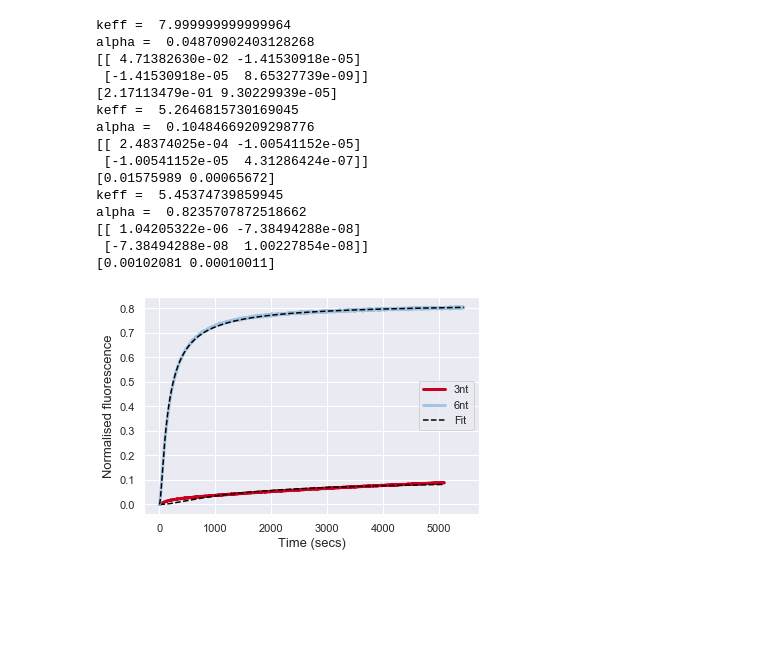
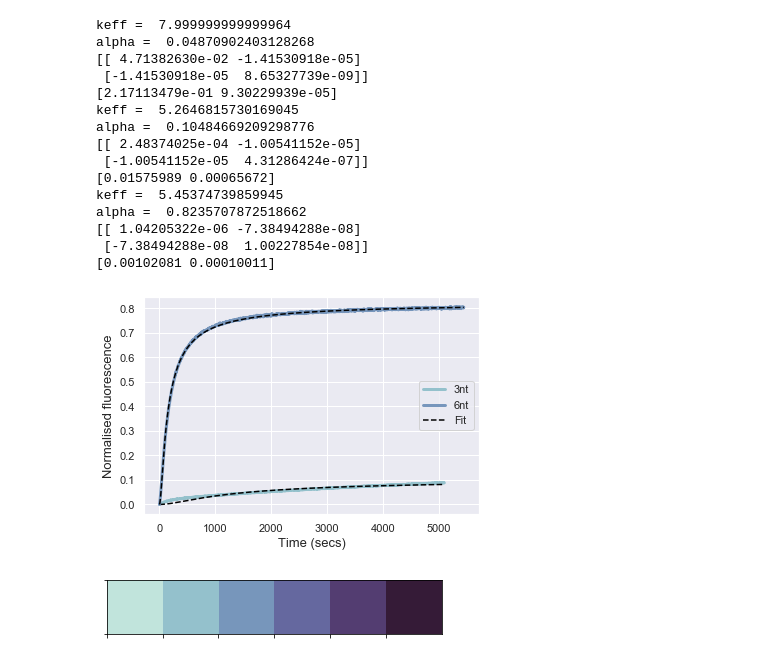
Before and after one commit to FGS16/ELN, a Jupyter notebook: Sulc/Code/RNAtoDNA.ipynb, the cells around one changed output. Saved outputs shown, nothing was run; the diff lists cells and outputs as text; code cells hidden in the pictures; blank space fills up the shorter version.

```diff
--- a/Sulc/Code/RNAtoDNA.ipynb
+++ b/Sulc/Code/RNAtoDNA.ipynb
@@ -95,7 +95,7 @@ def fit_TMSD(t,F):
 # %%
 #average across the three replicates
 sns.set()
-color=['red', '#ca0020', '#a4c5e0']
+color=sns.cubehelix_palette(start = 0.6, rot=-.5)
 labels = ['1nt', '3nt', '6nt']
 toehold_lengths = [RD1, RD3, RD6]
 #loop through the TMSD experiments
@@ -169,7 +169,7 @@ for ind, th_len in enumerate(toehold_lengths):
 
     #plot the numerical integration and the fits
     if ind in range(1, 3):
-        plt.plot(time_molar, molar_fluor[:, ind], color[ind], linewidth = 3, label = labels[ind])
+        plt.plot(time_molar, molar_fluor[:, ind], color = color[ind], linewidth = 3, label = labels[ind])
         if ind == 1:
             plt.plot(time_molar, TMSD_sol, '--', c='black', label = 'Fit')
         else:
@@ -178,31 +178,35 @@ ax = plt.gca()
 plt.xticks(fontsize=11, fontname = 'Arial',)
 plt.yticks(fontsize=11, fontname = 'Arial')
 #rc('axes', linewidth=1.5)
 
 handles,labels = ax.get_legend_handles_labels()
 
 handles = [handles[0], handles[2], handles[1]]
 labels = [labels[0], labels[2], labels[1]]
 
 ax.legend(handles,labels,loc='center right')
 plt.xlabel('Time (secs)', fontsize = 13, fontname = 'Arial')
 plt.ylabel('Normalised fluorescence',  fontsize = 13, fontname = 'Arial')
 plt.savefig('RNA-DNA keff fixed_krep no_init.svg')
 plt.show()
 # %% [output]
 keff =  7.999999999999964
 alpha =  0.04870902403128268
 [[ 4.71382630e-02 -1.41530918e-05]
  [-1.41530918e-05  8.65327739e-09]]
 [2.17113479e-01 9.30229939e-05]
 keff =  5.2646815730169045
 alpha =  0.10484669209298776
 [[ 2.48374025e-04 -1.00541152e-05]
  [-1.00541152e-05  4.31286424e-07]]
 [0.01575989 0.00065672]
 keff =  5.45374739859945
 alpha =  0.8235707872518662
 [[ 1.04205322e-06 -7.38494288e-08]
  [-7.38494288e-08  1.00227854e-08]]
 [0.00102081 0.00010011]
-[figure, old version]
+[figure, new version]
+# %%
+sns.palplot(sns.cubehelix_palette(start = 0.6, rot=-0.5))
+# %% [output]
+[figure, added]
```
Also changed, not shown: 5 other files.
